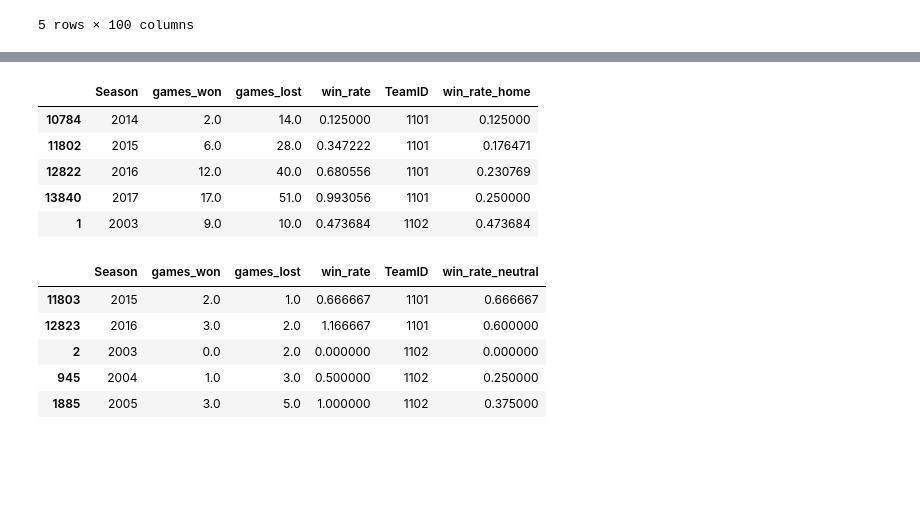
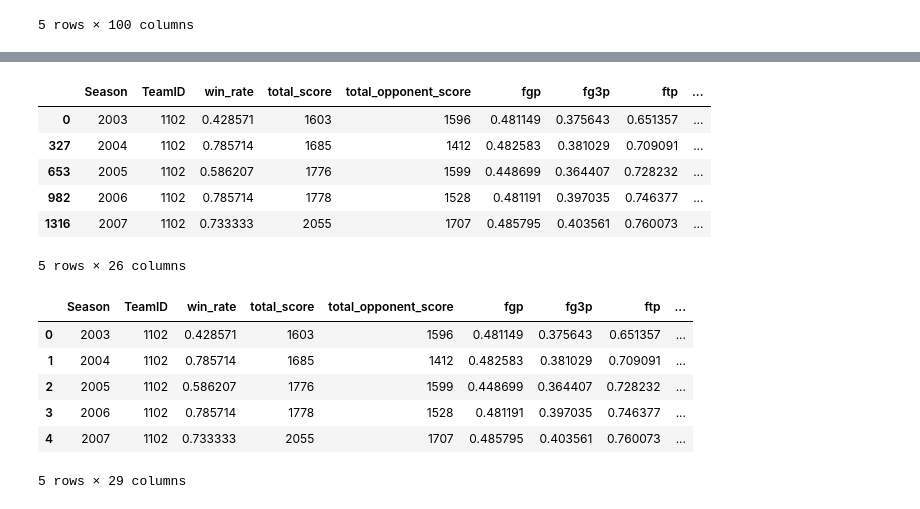
Before and after one commit to shumingpeh/kaggle-ncaa-madness-men, a Jupyter notebook: Intermediate Variables.ipynb, the cells around one changed output, grey strips where cells are left out. Saved outputs shown, nothing was run; the diff lists cells and outputs as text; code cells hidden in the pictures; blank space fills up the shorter version.

```diff
--- a/Intermediate Variables.ipynb
+++ b/Intermediate Variables.ipynb
@@ -919,18 +919,12 @@ win_rate_location_test.win_rate_cum_away_df.head()
-# %%
-win_rate_location_test.win_rate_cum_home_df.head()
-# %% [output]
-|  | Season | games_won | games_lost | win_rate | TeamID | win_rate_home |
-| 10784 | 2014 | 2.0 | 14.0 | 0.125000 | 1101 | 0.125000 |
-| 11802 | 2015 | 6.0 | 28.0 | 0.347222 | 1101 | 0.176471 |
-| 12822 | 2016 | 12.0 | 40.0 | 0.680556 | 1101 | 0.230769 |
-| 13840 | 2017 | 17.0 | 51.0 | 0.993056 | 1101 | 0.250000 |
-| 1 | 2003 | 9.0 | 10.0 | 0.473684 | 1102 | 0.473684 |
-# %%
-win_rate_location_test.win_rate_cum_neutral_df.head()
-# %% [output]
-|  | Season | games_won | games_lost | win_rate | TeamID | win_rate_neutral |
-| 11803 | 2015 | 2.0 | 1.0 | 0.666667 | 1101 | 0.666667 |
-| 12823 | 2016 | 3.0 | 2.0 | 1.166667 | 1101 | 0.600000 |
-| 2 | 2003 | 0.0 | 2.0 | 0.000000 | 1102 | 0.000000 |
-| 945 | 2004 | 1.0 | 3.0 | 0.500000 | 1102 | 0.250000 |
-| 1885 | 2005 | 3.0 | 5.0 | 1.000000 | 1102 | 0.375000 |
+# %%
+test = test_features.processed_overall
+# %%
+test.head()
+# %% [output]
+|  | Season | TeamID | win_rate | total_score | total_opponent_score | fgp | fg3p | ftp | ... |
+| 0 | 2003 | 1102 | 0.428571 | 1603 | 1596 | 0.481149 | 0.375643 | 0.651357 | ... |
+| 327 | 2004 | 1102 | 0.785714 | 1685 | 1412 | 0.482583 | 0.381029 | 0.709091 | ... |
+| 653 | 2005 | 1102 | 0.586207 | 1776 | 1599 | 0.448699 | 0.364407 | 0.728232 | ... |
+| 982 | 2006 | 1102 | 0.785714 | 1778 | 1528 | 0.481191 | 0.397035 | 0.746377 | ... |
+| 1316 | 2007 | 1102 | 0.733333 | 2055 | 1707 | 0.485795 | 0.403561 | 0.760073 | ... |
+5 rows × 26 columns
@@ -936,0 +938,10 @@ win_rate_location_test.win_rate_cum_neutral_df.head()
+# %%
+win_rate_features_combine.head()
+# %% [output]
+|  | Season | TeamID | win_rate | total_score | total_opponent_score | fgp | fg3p | ftp | ... |
+| 0 | 2003 | 1102 | 0.428571 | 1603 | 1596 | 0.481149 | 0.375643 | 0.651357 | ... |
+| 1 | 2004 | 1102 | 0.785714 | 1685 | 1412 | 0.482583 | 0.381029 | 0.709091 | ... |
+| 2 | 2005 | 1102 | 0.586207 | 1776 | 1599 | 0.448699 | 0.364407 | 0.728232 | ... |
+| 3 | 2006 | 1102 | 0.785714 | 1778 | 1528 | 0.481191 | 0.397035 | 0.746377 | ... |
+| 4 | 2007 | 1102 | 0.733333 | 2055 | 1707 | 0.485795 | 0.403561 | 0.760073 | ... |
+5 rows × 29 columns
```
Also changed, not shown: parts of 15 cells of this notebook, 11 other files.
